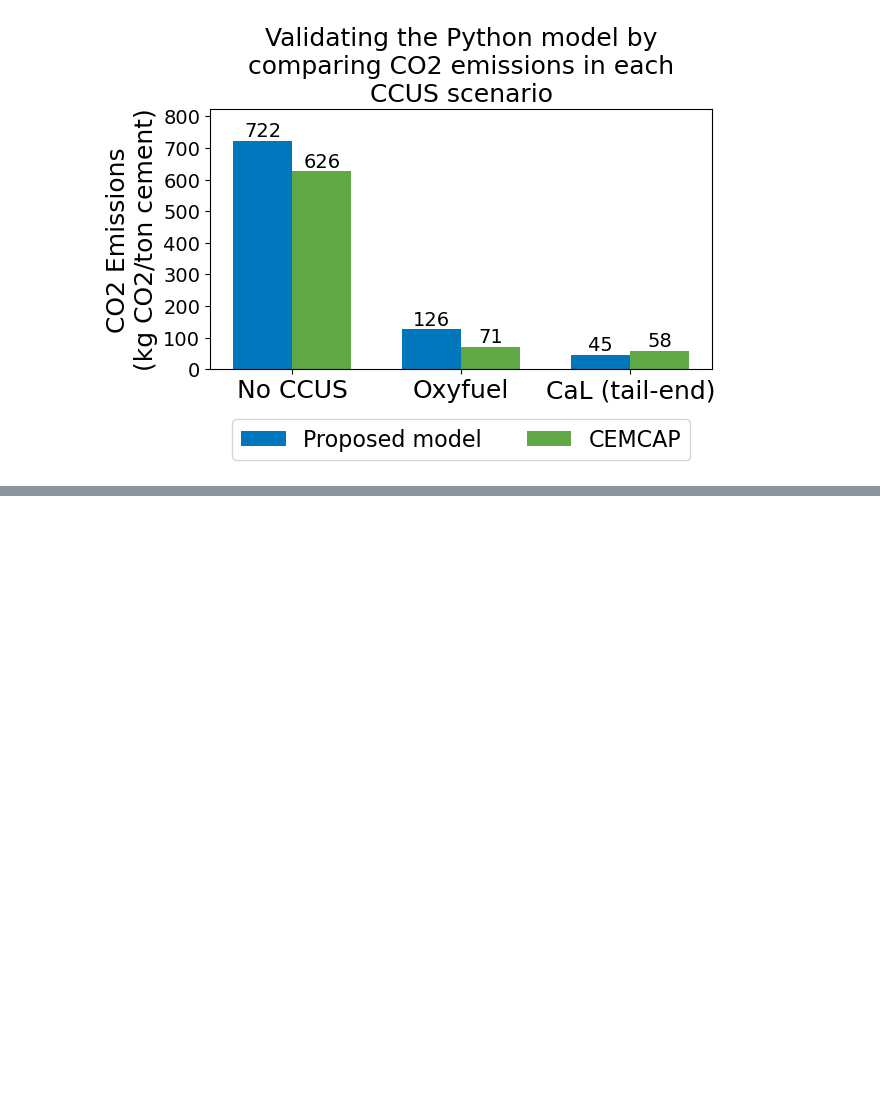
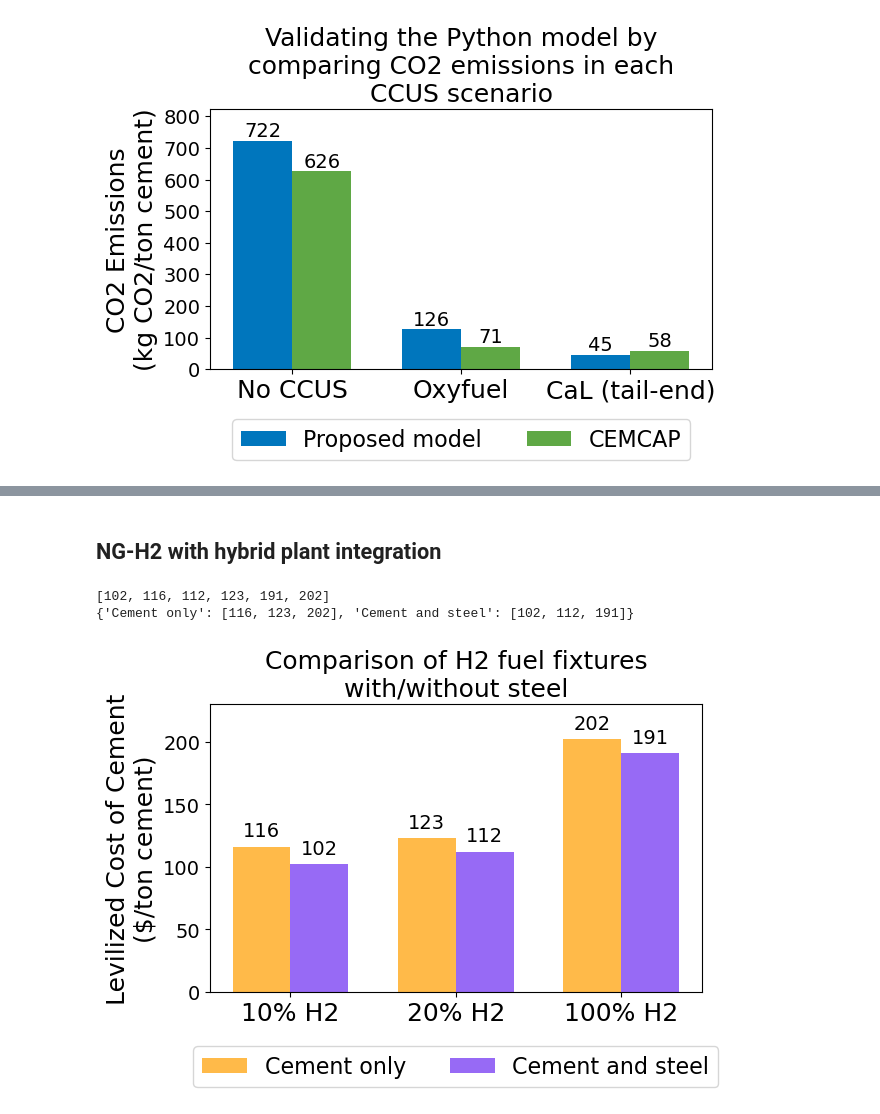
Before and after one commit to evan-sharafuddin/HOPP, a Jupyter notebook: green_concrete/plots.ipynb, the cells around one changed output, grey strips where cells are left out. Drawn from its saved outputs; the diff is of its cells as text; code cells hidden in the pictures; blank space fills up the shorter version.

```diff
--- a/green_concrete/plots.ipynb
+++ b/green_concrete/plots.ipynb
@@ -184,0 +244,70 @@ plt.show()
+# %% [markdown]
+## NG-H2 with hybrid plant integration
+# %%
+rundir = os.getcwd()
+
+filename = 'CEMENT_BATCH_h2_ng_offgrid_pricecomp_31-07-2023_16.58.00.csv'
+inloc = os.path.join(rundir, 'outputs\\keep', filename)
+outloc = os.path.join(rundir, 'outputs\\plots')
+
+f = pd.read_csv(inloc)
+f.drop('Unnamed: 0', axis=1, inplace=True)
+
+c = [round(n) for n in f['Unnamed: 2'].values]
+e = [round(n) for n in f['Unnamed: 4'].values]
+
+print(c)
+data = {'Cement only': c[1::2],
+        'Cement and steel': c[0:5:2],
+}
+print(data)
+group_labels = ['10% H2', '20% H2', '100% H2']
+colorhash = ['#0076BD', '#5FA845', '#FFBA49', '#976AF5'][2:]
+
+# Set the width of the bars
+bar_width = 0.35
+
+# Create an array for the x-axis positions of the bars
+x = np.arange(len(group_labels))
+
+fix, ax = plt.subplots()
+# ax2 = ax.twinx()
+
+# Add labels and title with adjusted font size
+plt.ylabel('Levilized Cost of Cement\n($/ton cement)', fontsize=18)
+plt.title('Comparison of H2 fuel fixtures\nwith/without steel', fontsize=18)
+plt.xticks(x, group_labels, fontsize=18)
+plt.yticks(fontsize=14)
+
+
+# Loop through each group of bars and create a set of bars for each group
+for i, (group, values) in enumerate(data.items()):
+# Calculate the x-axis position for the current group of bars
+    pos = x + (i * bar_width)
+    # Create a set of bars for the current group
+    bars = ax.bar(pos, values, width=bar_width, label=group, color=colorhash[i])
+
+	# Add text labels above each bar
+    for bar, value in zip(bars, values):
+    	ax.text(bar.get_x() + bar.get_width() / 2, bar.get_height() + 5, str(value),
+                ha='center', va='bottom', color='black', fontsize=14)
+
+ax.set_xticks(x + ((len(data) - 1) / 2) * bar_width)
+ax.set_xticklabels(group_labels)
+
+plt.legend(loc='upper center', bbox_to_anchor=(0.5, -0.15), ncol=3, fontsize=16)
+plt.ylim(0, 230)
+
+plt.tight_layout()
+
+# Save the plot
+plt.savefig(os.path.join(outloc, '.png'), dpi=800)
+# Show the plot
+
+plt.show()
+
+# TODO change this graph, make it like the one below
+# %% [output]
+[102, 116, 112, 123, 191, 202]
+{'Cement only': [116, 123, 202], 'Cement and steel': [102, 112, 191]}
+[figure, added]
```
Also changed, not shown: parts of 15 cells of this notebook, 4 other files.
